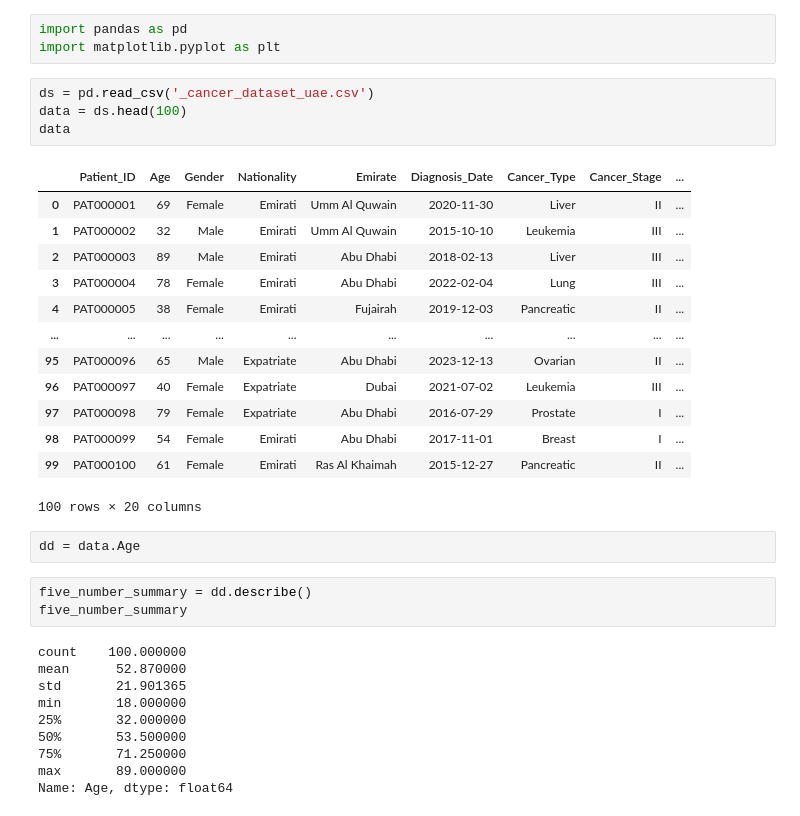
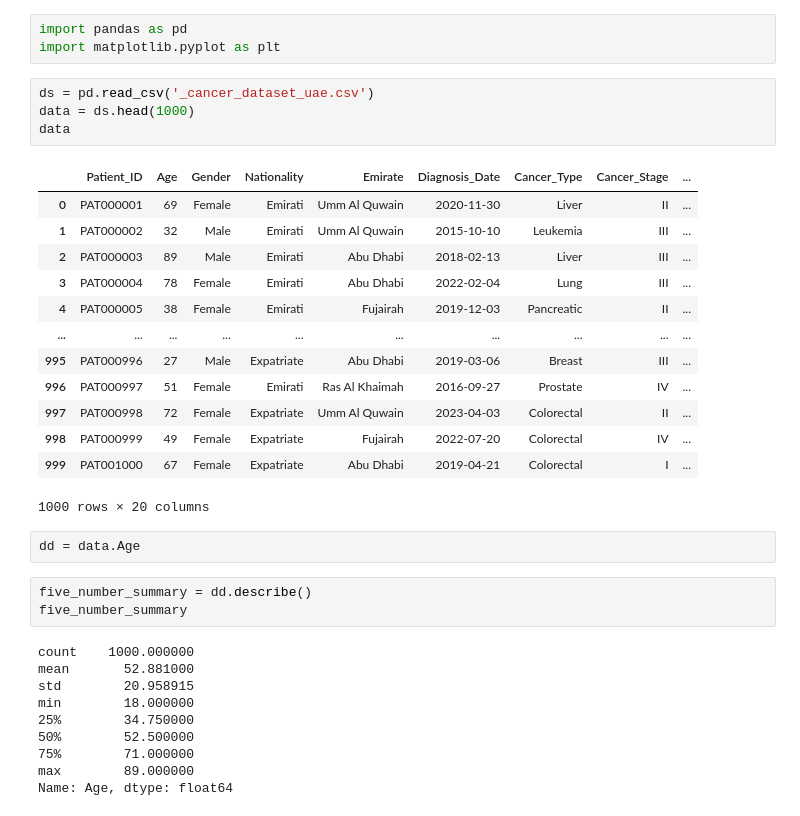
Before and after one commit to rex-vero/data-mining-tasks, a Jupyter notebook: ds.ipynb, the cells around one changed output. Cells and saved outputs as stored; diff of their text form.

```diff
--- a/ds.ipynb
+++ b/ds.ipynb
@@ -3,36 +3,36 @@ import pandas as pd
 import matplotlib.pyplot as plt
 # %%
 ds = pd.read_csv('_cancer_dataset_uae.csv')
-data = ds.head(100)
+data = ds.head(1000)
 data
 # %% [output]
 |  | Patient_ID | Age | Gender | Nationality | Emirate | Diagnosis_Date | Cancer_Type | Cancer_Stage | ... |
 | 0 | PAT000001 | 69 | Female | Emirati | Umm Al Quwain | 2020-11-30 | Liver | II | ... |
 | 1 | PAT000002 | 32 | Male | Emirati | Umm Al Quwain | 2015-10-10 | Leukemia | III | ... |
 | 2 | PAT000003 | 89 | Male | Emirati | Abu Dhabi | 2018-02-13 | Liver | III | ... |
 | 3 | PAT000004 | 78 | Female | Emirati | Abu Dhabi | 2022-02-04 | Lung | III | ... |
 | 4 | PAT000005 | 38 | Female | Emirati | Fujairah | 2019-12-03 | Pancreatic | II | ... |
 | ... | ... | ... | ... | ... | ... | ... | ... | ... | ... |
-| 95 | PAT000096 | 65 | Male | Expatriate | Abu Dhabi | 2023-12-13 | Ovarian | II | ... |
-| 96 | PAT000097 | 40 | Female | Expatriate | Dubai | 2021-07-02 | Leukemia | III | ... |
-| 97 | PAT000098 | 79 | Female | Expatriate | Abu Dhabi | 2016-07-29 | Prostate | I | ... |
-| 98 | PAT000099 | 54 | Female | Emirati | Abu Dhabi | 2017-11-01 | Breast | I | ... |
-| 99 | PAT000100 | 61 | Female | Emirati | Ras Al Khaimah | 2015-12-27 | Pancreatic | II | ... |
+| 995 | PAT000996 | 27 | Male | Expatriate | Abu Dhabi | 2019-03-06 | Breast | III | ... |
+| 996 | PAT000997 | 51 | Female | Emirati | Ras Al Khaimah | 2016-09-27 | Prostate | IV | ... |
+| 997 | PAT000998 | 72 | Female | Expatriate | Umm Al Quwain | 2023-04-03 | Colorectal | II | ... |
+| 998 | PAT000999 | 49 | Female | Expatriate | Fujairah | 2022-07-20 | Colorectal | IV | ... |
+| 999 | PAT001000 | 67 | Female | Expatriate | Abu Dhabi | 2019-04-21 | Colorectal | I | ... |
-100 rows × 20 columns
+1000 rows × 20 columns
 # %%
 dd = data.Age
 # %%
 five_number_summary = dd.describe()
 five_number_summary
 # %% [output]
-count    100.000000
-mean      52.870000
-std       21.901365
-min       18.000000
-25%       32.000000
-50%       53.500000
-75%       71.250000
-max       89.000000
+count    1000.000000
+mean       52.881000
+std        20.958915
+min        18.000000
+25%        34.750000
+50%        52.500000
+75%        71.000000
+max        89.000000
 Name: Age, dtype: float64
 # %%
 plt.figure(figsize=(16, 8))
```
Also changed, not shown: parts of 7 cells of this notebook.
